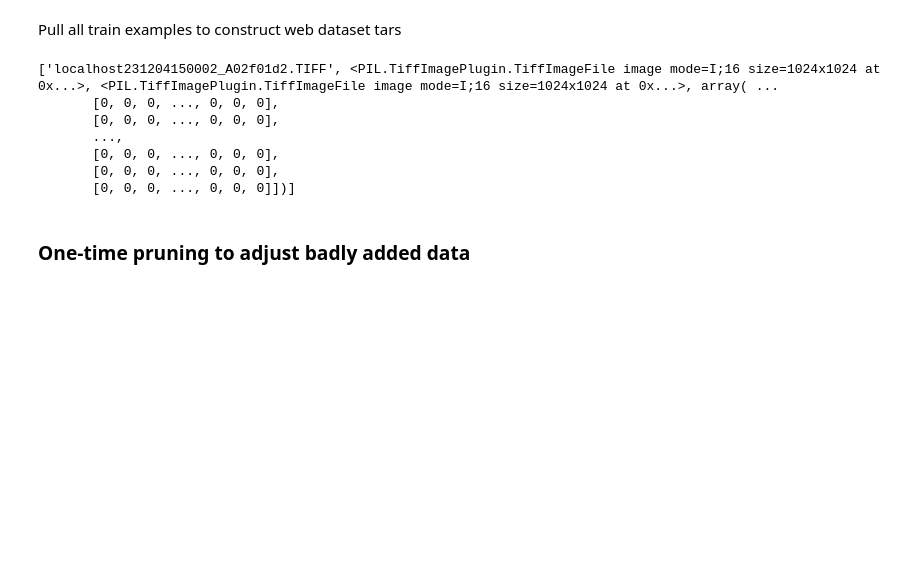
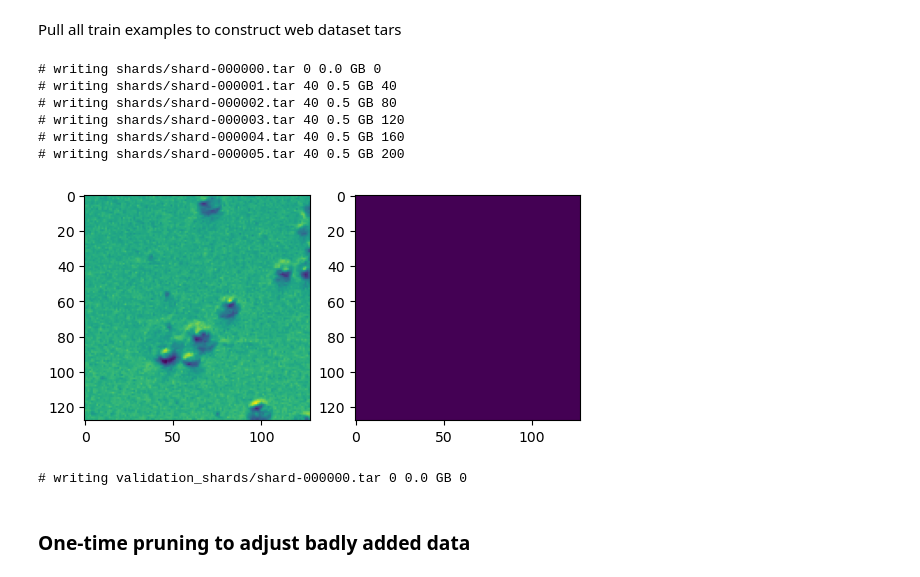
Before and after one commit to Aryo-Patel/Jhopkins-segmentation, a Jupyter notebook: data_processing.ipynb, the cells around one changed output. Saved outputs shown, nothing was run; the diff lists cells and outputs as text; code cells hidden in the pictures; blank space fills up the shorter version.

Commit message:
model draft for training

```diff
--- a/data_processing.ipynb
+++ b/data_processing.ipynb
@@ -192,17 +196,53 @@ with webdataset.ShardWriter("shards/shard-%06d.tar", maxcount=40) as sink:
         content = pickle.loads(response["Body"].read())
         sink.write({
             "__key__": "%06d"%idx,
-            "label.pyd" : content[0],
+            "label" : content[0],
             "rgc_image.pyd": content[1],
             "brightfield.pyd": content[2],
             "mask.pyd":content[3]
         })
         idx += 1
 # %% [output]
-['localhost231204150002_A02f01d2.TIFF', <PIL.TiffImagePlugin.TiffImageFile image mode=I;16 size=1024x1024 at 0x...>, <PIL.TiffImagePlugin.TiffImageFile image mode=I;16 size=1024x1024 at 0x...>, array( ...
-       [0, 0, 0, ..., 0, 0, 0],
-       [0, 0, 0, ..., 0, 0, 0],
-       ...,
-       [0, 0, 0, ..., 0, 0, 0],
-       [0, 0, 0, ..., 0, 0, 0],
-       [0, 0, 0, ..., 0, 0, 0]])]
+# writing shards/shard-000000.tar 0 0.0 GB 0
+# writing shards/shard-000001.tar 40 0.5 GB 40
+# writing shards/shard-000002.tar 40 0.5 GB 80
+# writing shards/shard-000003.tar 40 0.5 GB 120
+# writing shards/shard-000004.tar 40 0.5 GB 160
+# writing shards/shard-000005.tar 40 0.5 GB 200
+# %%
+shard_names = []
+for i in range(6):
+    shard_names.append(f"./shards/shard-00000{i}.tar")
+# %%
+train_transform = A.Compose(
+[
+    A.RandomCrop(height = constants.IMAGE_HEIGHT, width = constants.IMAGE_WIDTH, p = 1.0),
+    A.Rotate(limit = 35, p = 1.0),
+    A.HorizontalFlip(p = 0.5),
+    A.VerticalFlip(p = 0.1),
+    A.Normalize(mean = 0, std = 1, max_pixel_value = constants.MAX_PIXEL_VALUE),
+    ToTensorV2()
+]
+)
+# %%
+def identity(x):
+    return x
+
+def apply_mask_transformation(x):
+    brightfield, mask = x[0], x[1]
+    aug = train_transform(image = np.array(brightfield), mask = mask)
+    return aug["image"][0], aug["mask"]
+# %%
+trainset = webdataset.WebDataset(shard_names, shardshuffle=True).shuffle(100).decode("pil").to_tuple("brightfield.pyd", "mask.pyd").map(apply_mask_transformation)
+# %%
+for x in trainset:
+    brightfield = x[0]
+    mask = x[1]
+
+
+    fig, axes = plt.subplots(nrows = 1, ncols = 2)
+    axes[0].imshow(brightfield)
+    axes[1].imshow(mask)
+    break
+# %% [output]
+[figure, added]
@@ -209,3 +252,23 @@ with webdataset.ShardWriter("shards/shard-%06d.tar", maxcount=40) as sink:
+# %%
+s3 = boto3.resource("s3")
+bucket = s3.Bucket("cindy-profiling")
+
+with webdataset.ShardWriter("validation_shards/shard-%06d.tar", maxcount=40) as sink:
+    idx = 0
+    for obj in bucket.objects.filter(Prefix = constants.CLEAN_BASE_PATH + "test/"):
+        response = obj.get()
+        # print(response)
+        content = pickle.loads(response["Body"].read())
+        sink.write({
+            "__key__": "%06d"%idx,
+            "label" : content[0],
+            "rgc_image.pyd": content[1],
+            "brightfield.pyd": content[2],
+            "mask.pyd":content[3]
+        })
+        idx += 1
+# %% [output]
+# writing validation_shards/shard-000000.tar 0 0.0 GB 0
 # %% [markdown]
 ### One-time pruning to adjust badly added data
 # %%
```
Also changed, not shown: parts of 2 cells of this notebook, 6 other files.
